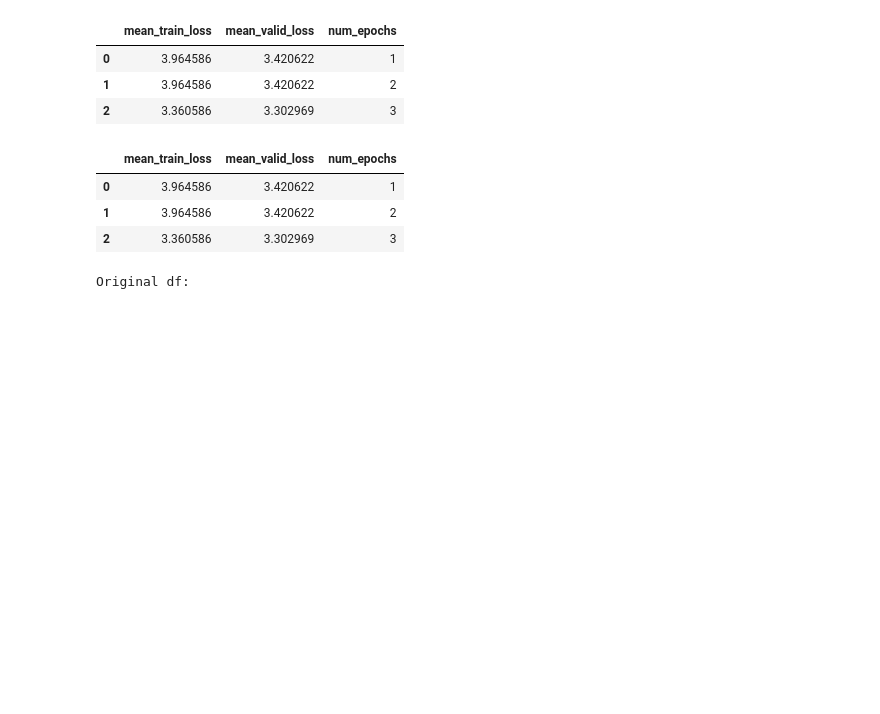
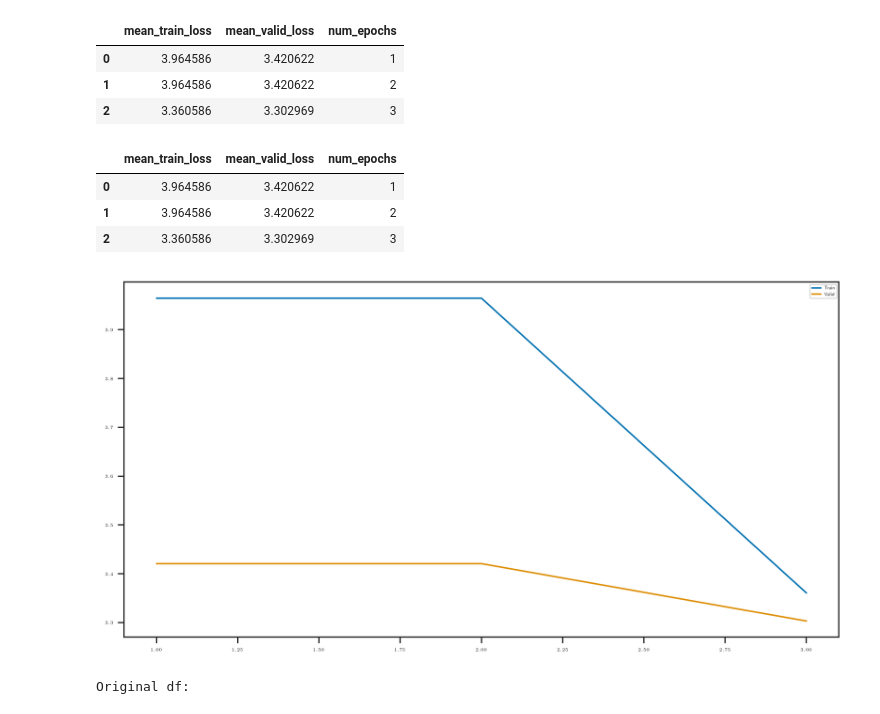
Before and after one commit to Hust1Booze/retro_branching_offline, a Jupyter notebook: notebooks/paper/training_curves_il.ipynb, the cells around one changed output. Drawn from its saved outputs; the diff is of its cells as text; code cells hidden in the pictures; blank space fills up the shorter version.

```diff
--- a/notebooks/paper/training_curves_il.ipynb
+++ b/notebooks/paper/training_curves_il.ipynb
@@ -96,30 +96,16 @@ for display_name, path in agent_to_path.items():
     print(f'\nLoading logs for {display_name} agent from {path}...')
     start_t = time.time()
     episodes_logs_dict[display_name], epochs_logs_dict[display_name] = {}, {}
-    while True:
-        try:
-            with SqliteDict(path+'episodes_log.sqlite') as log:
-                for key, val in log.items():
-                    # read into memory
-                    episodes_logs_dict[display_name][key] = val
-                log.close()
-            break
-        except:
-            # database locked since is being written to, wait and try again
-            time.sleep(1)
-    print(f'Loaded {display_name} agent episodes log in {time.time() - start_t:.3f} s')
+
     start_t = time.time()
-    while True:
-        try:
-            with SqliteDict(path+'epochs_log.sqlite') as log:
-                for key, val in log.items():
-                    # read into memory
-                    epochs_logs_dict[display_name][key] = val
-                log.close()
-                break
-        except:
-            # database locked since is being written to, wait and try again
-            time.sleep(1)
+
+    files = np.array(glob.glob(path+'checkpoint*'))
+
+    for file in files:
+        path = file + '/epochs_log.pkl'
+        with open(path, 'rb') as _log:
+            log = pickle.load(_log)
+
     print(f'Loaded {display_name} agent epochs log in {time.time() - start_t:.3f} s')
 print(f'\nAll agent logs loaded.')
 # %% [output]
@@ -166,10 +151,13 @@ num_epochs not found in agent il_10 log, estimating...
 # %%
 plt.figure(figsize=(10,5))
 
 plt.plot(df['num_epochs'], df['mean_train_loss'], label = 'Train')
 plt.plot(df['num_epochs'], df['mean_valid_loss'], label = 'Valid')
 
+plt.legend()
 plt.show()
+# %% [output]
+[figure, added]
 # %%
 xaxis = 'num_epochs' # 'num_episodes' 'num_epochs' 'num_actor_steps'
 
```
Also changed, not shown: parts of 1 cell of this notebook, 4 other files.
